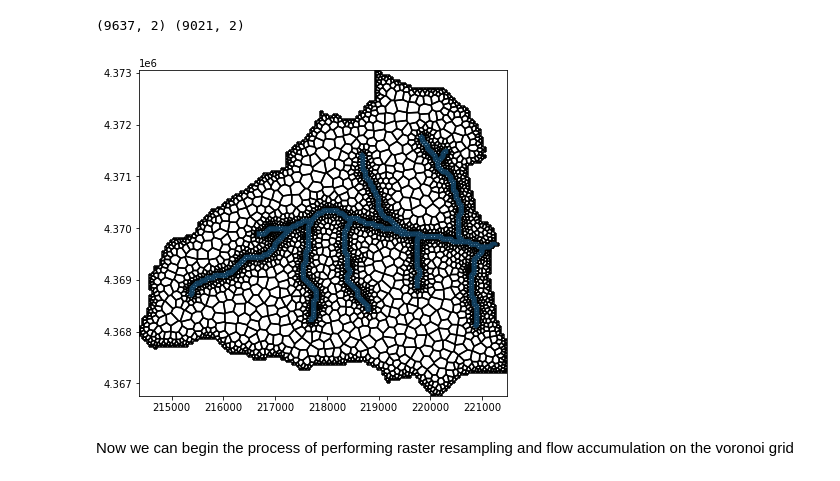
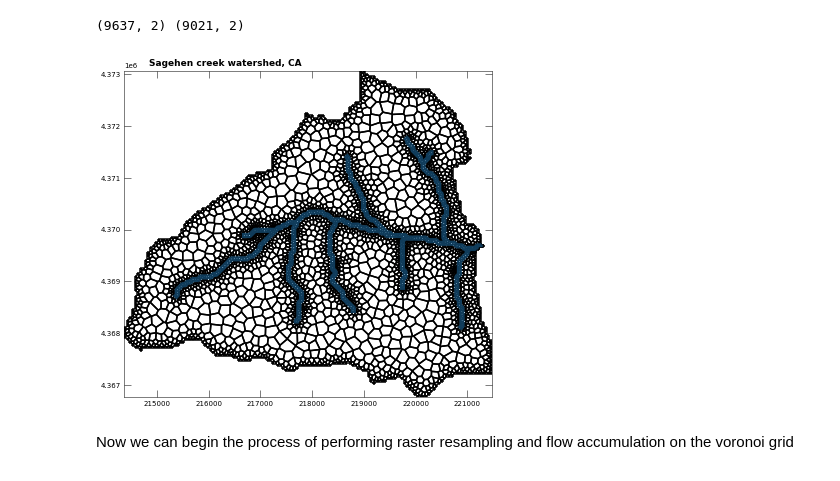
Before and after one commit to jlarsen-usgs/dany, a Jupyter notebook: Sagehen_structured_2_voronoi_workshop.ipynb, the cells around one changed output. Drawn from its saved outputs; the diff is of its cells as text; code cells hidden in the pictures.

```diff
--- a/Sagehen_structured_2_voronoi_workshop.ipynb
+++ b/Sagehen_structured_2_voronoi_workshop.ipynb
@@ -104,6 +106,8 @@ Plot these vectors with the stream array
 geom = [LineString(v) for v in vectors.values()]
 segs = [k for k in vectors.keys()]
 gdf = gpd.GeoDataFrame({"geometry": geom, "segments": segs})
+gdf.set_crs(epsg=26911, inplace=True)
+gdf.to_file("streams.shp")
 gdf = gdf.dissolve()
 gdf["geometry"] = gdf.geometry.buffer(50, cap_style=2, join_style=3)
 # gdf.segments.max() # head()
@@ -122,6 +126,8 @@ sgdf = sgrid.geo_dataframe
 iloc = np.where(watershed.ravel() > 0)[0]
 sgdf = sgdf.iloc[iloc]
 sgdf = sgdf.dissolve()
+sgdf.set_crs(epsg=26911, inplace=True)
+sgdf.to_file("watershed_boundary.shp")
 # %%
 sgdf.plot();
 # %% [output]
@@ -146,7 +152,7 @@ Note: Must define a watershed point `wsloc` and a stream refinement point `srloc
 wsloc = (220000, 4368000)
 srloc = (219250, 4370000)
 # %%
-tri_ws = os.path.join(ws, "data", "sagehen_tri_grid")
+tri_ws = os.path.join(ws, "data", "tri_temp")
 tri = flopy.utils.triangle.Triangle(angle=30, model_ws=tri_ws)
 tri.add_polygon(sgdf.geometry.values[0])
 tri.add_polygon(gdf.geometry.values[0], ignore_holes=True)
@@ -177,12 +183,15 @@ if verts.shape != check.shape:
 # %% [output]
 (9637, 2) (9021, 2)
 # %%
-fig, ax = plt.subplots(figsize=(8, 6))
-pmv = PlotMapView(modelgrid=vgrid, ax=ax)
-pmv.plot_grid(color="k")
-igdf.geometry.plot(ax=ax, alpha=0.50, zorder=5);
+with styles.USGSMap():
+    fig, ax = plt.subplots(figsize=(8, 6))
+    pmv = PlotMapView(modelgrid=vgrid, ax=ax)
+    pmv.plot_grid(color="k")
+    igdf.geometry.plot(ax=ax, alpha=0.50, zorder=5)
+    styles.heading(ax=ax, heading="        Sagehen creek watershed, CA")
+    plt.savefig(os.path.join("figures", "sagehen_voronoi.png"));
 # %% [output]
-[figure, old version]
+[figure, new version]
 # %% [markdown]
 Now we can begin the process of performing raster resampling and flow accumulation on the voronoi grid
 # %%
```
Also changed, not shown: parts of 12 cells of this notebook, 1 other file.
